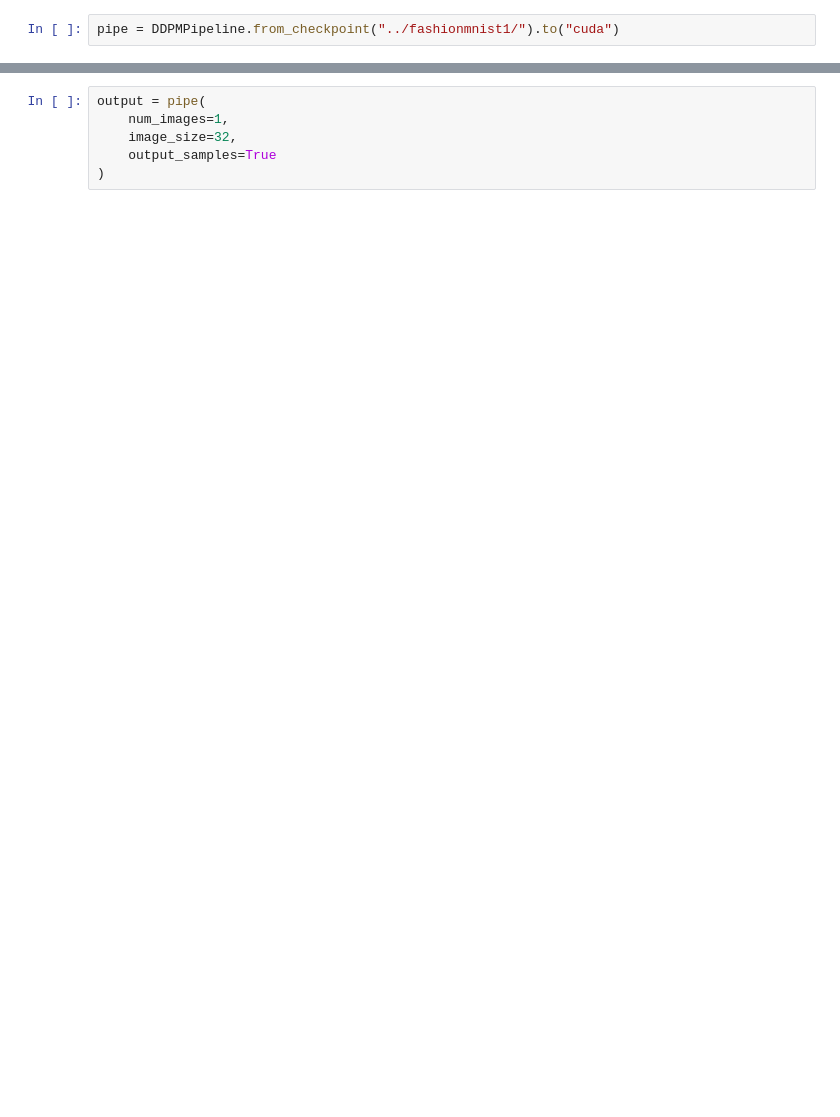
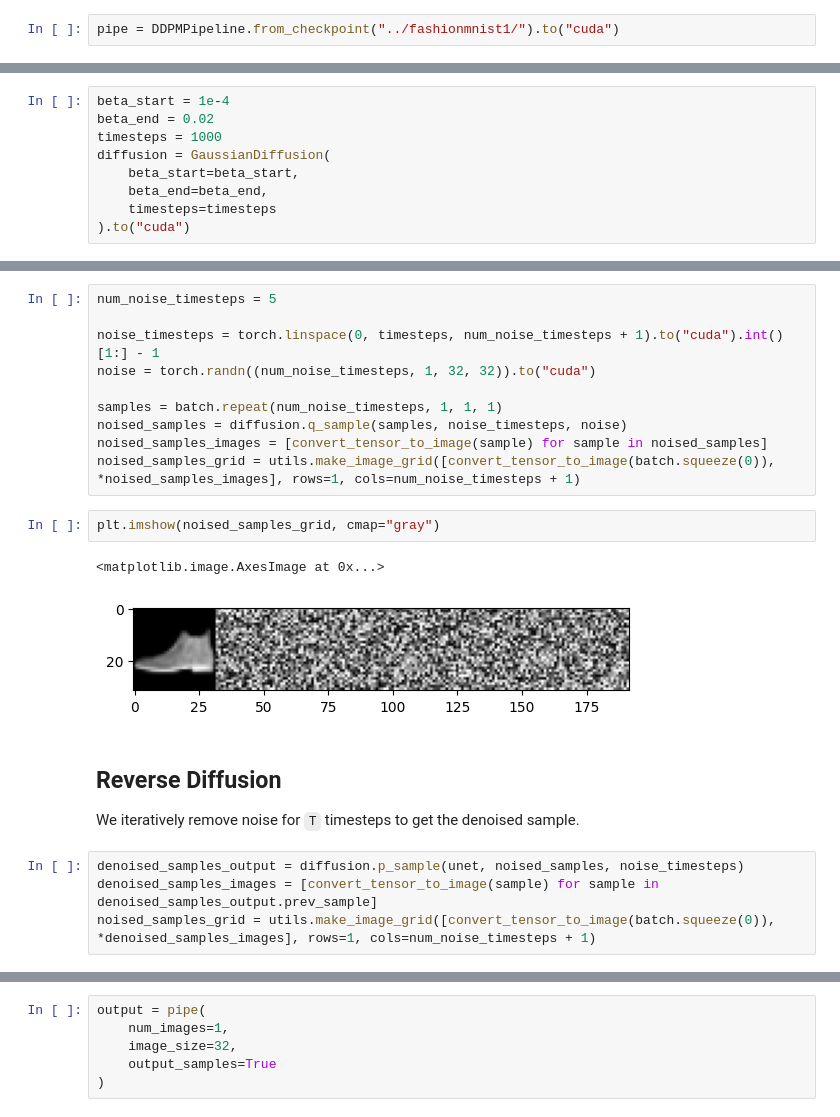
Before and after one commit to ericflip/ddpm, a Jupyter notebook: notebooks/fashion_mnist_ddpm.ipynb, the cells around one changed output, grey strips where cells are left out. Drawn from its saved outputs; the diff is of its cells as text; blank space fills up the shorter version.

```diff
--- a/notebooks/fashion_mnist_ddpm.ipynb
+++ b/notebooks/fashion_mnist_ddpm.ipynb
@@ -10,0 +30,9 @@ pipe = DDPMPipeline.from_checkpoint("../fashionmnist1/").to("cuda")
+# %%
+beta_start = 1e-4
+beta_end = 0.02
+timesteps = 1000
+diffusion = GaussianDiffusion(
+    beta_start=beta_start,
+    beta_end=beta_end,
+    timesteps=timesteps
+).to("cuda")
@@ -10,0 +66,22 @@ pipe = DDPMPipeline.from_checkpoint("../fashionmnist1/").to("cuda")
+# %%
+num_noise_timesteps = 5
+
+noise_timesteps = torch.linspace(0, timesteps, num_noise_timesteps + 1).to("cuda").int()[1:] - 1
+noise = torch.randn((num_noise_timesteps, 1, 32, 32)).to("cuda")
+
+samples = batch.repeat(num_noise_timesteps, 1, 1, 1)
+noised_samples = diffusion.q_sample(samples, noise_timesteps, noise)
+noised_samples_images = [convert_tensor_to_image(sample) for sample in noised_samples]
+noised_samples_grid = utils.make_image_grid([convert_tensor_to_image(batch.squeeze(0)), *noised_samples_images], rows=1, cols=num_noise_timesteps + 1)
+# %%
+plt.imshow(noised_samples_grid, cmap="gray")
+# %% [output]
+<matplotlib.image.AxesImage at 0x...>
+[figure, added]
+# %% [markdown]
+## Reverse Diffusion
+We iteratively remove noise for `T` timesteps to get the denoised sample.
+# %%
+denoised_samples_output = diffusion.p_sample(unet, noised_samples, noise_timesteps)
+denoised_samples_images = [convert_tensor_to_image(sample) for sample in denoised_samples_output.prev_sample]
+noised_samples_grid = utils.make_image_grid([convert_tensor_to_image(batch.squeeze(0)), *denoised_samples_images], rows=1, cols=num_noise_timesteps + 1)
```
Also changed, not shown: parts of 22 cells of this notebook, 3 other files.
